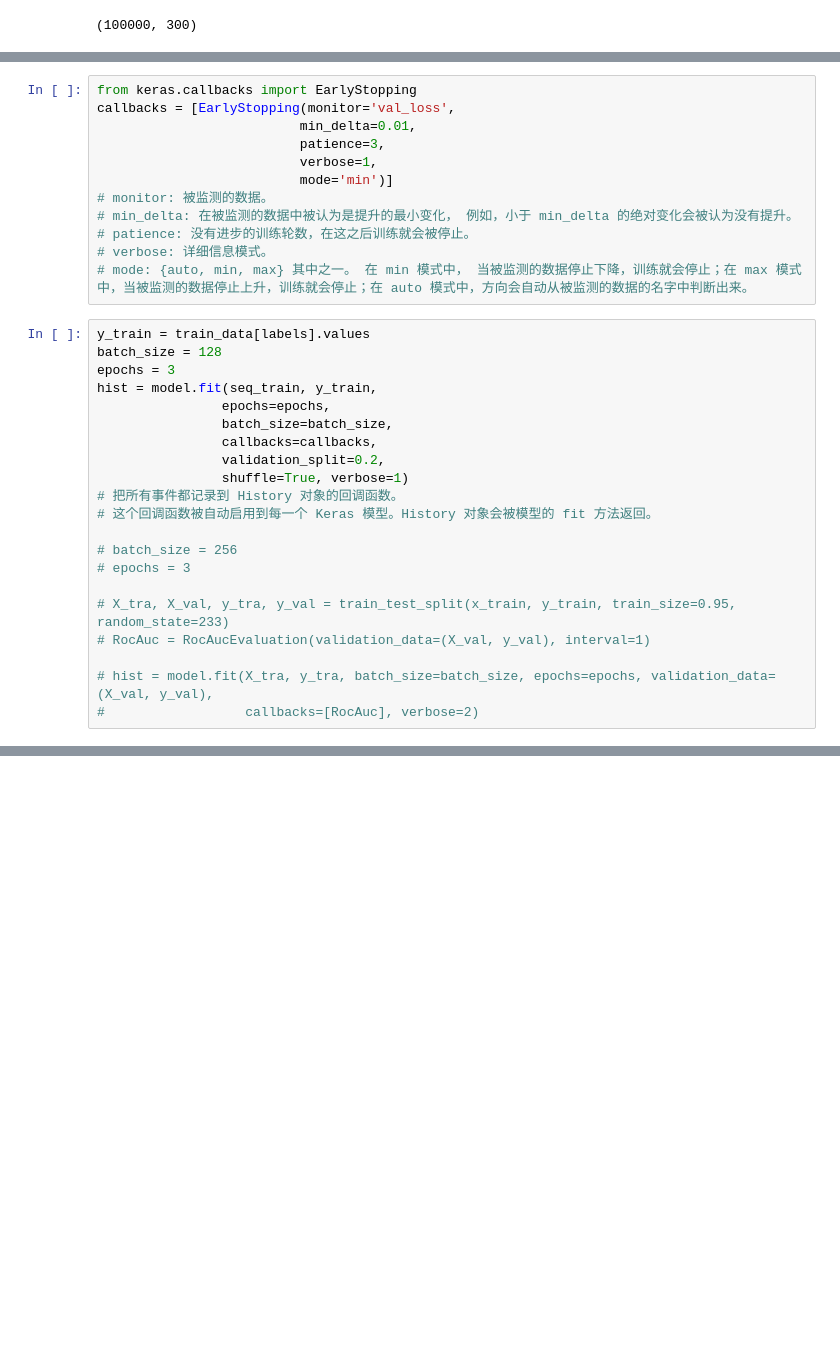
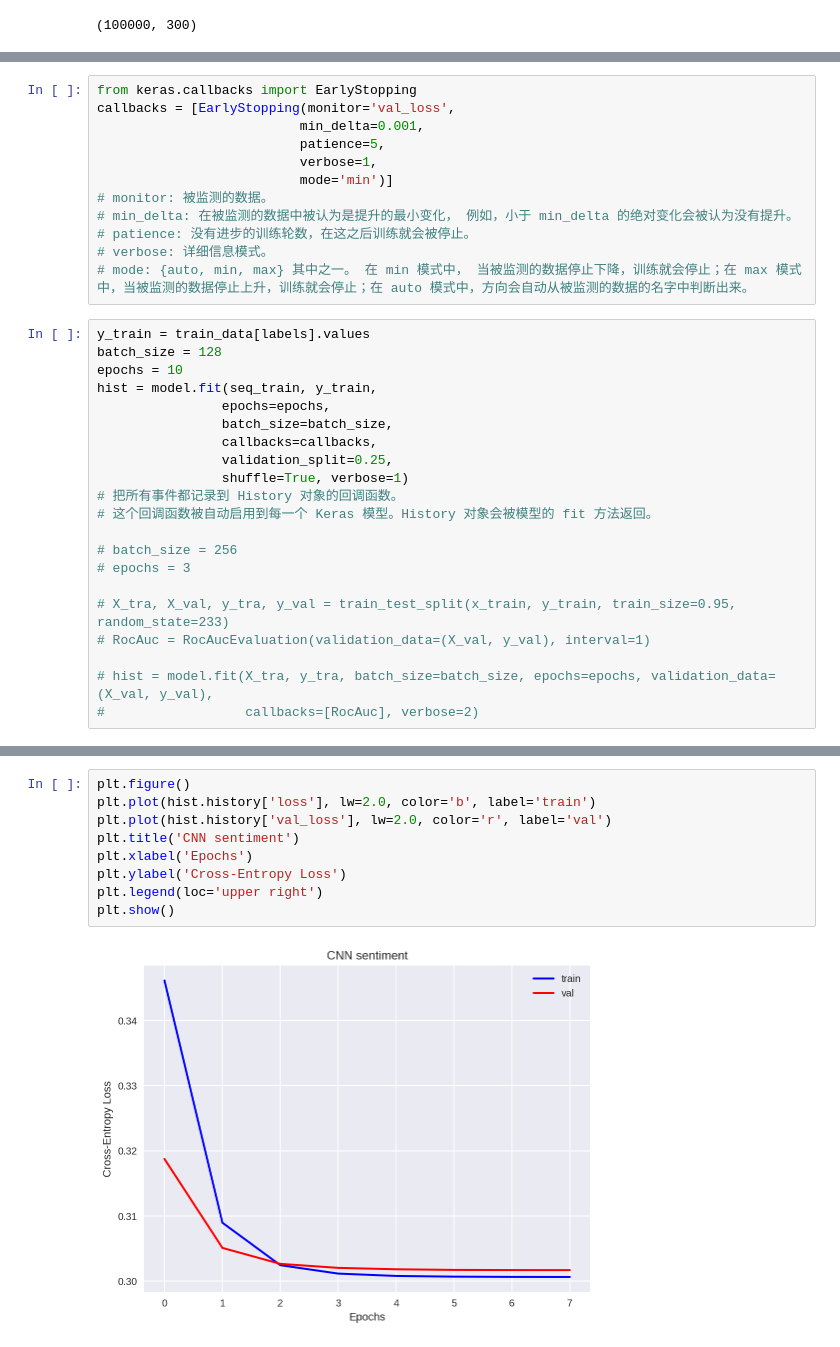
Before and after one commit to Zhengqi-Li/NLP, a Jupyter notebook: testCNN.ipynb, the cells around one changed output, grey strips where cells are left out. Drawn from its saved outputs; the diff is of its cells as text; blank space fills up the shorter version.

```diff
--- a/testCNN.ipynb
+++ b/testCNN.ipynb
@@ -226,8 +243,8 @@ _________________________________________________________________
 # %%
 from keras.callbacks import EarlyStopping
 callbacks = [EarlyStopping(monitor='val_loss',
-                          min_delta=0.01,
-                          patience=3,
+                          min_delta=0.001,
+                          patience=5,
                           verbose=1,
                           mode='min')]
 # monitor: 被监测的数据。
@@ -238,12 +255,12 @@ callbacks = [EarlyStopping(monitor='val_loss',
 # %%
 y_train = train_data[labels].values
 batch_size = 128
-epochs = 3
+epochs = 10
 hist = model.fit(seq_train, y_train,
                 epochs=epochs,
                 batch_size=batch_size,
                 callbacks=callbacks,
-                validation_split=0.2,
+                validation_split=0.25,
                 shuffle=True, verbose=1)
 # 把所有事件都记录到 History 对象的回调函数。
 # 这个回调函数被自动启用到每一个 Keras 模型。History 对象会被模型的 fit 方法返回。
@@ -260,0 +295,11 @@ NameError: ignored
+# %%
+plt.figure()
+plt.plot(hist.history['loss'], lw=2.0, color='b', label='train')
+plt.plot(hist.history['val_loss'], lw=2.0, color='r', label='val')
+plt.title('CNN sentiment')
+plt.xlabel('Epochs')
+plt.ylabel('Cross-Entropy Loss')
+plt.legend(loc='upper right')
+plt.show()
+# %% [output]
+[figure, added]
```
Also changed, not shown: parts of 16 cells of this notebook.
